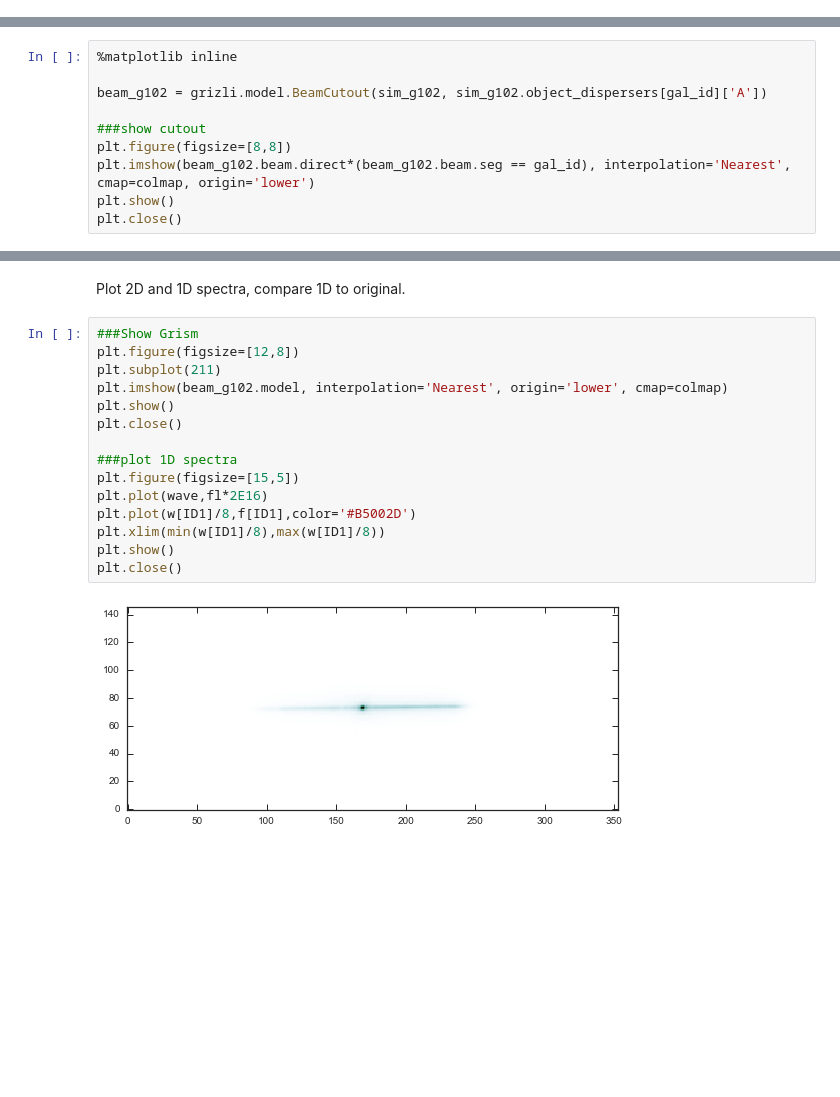
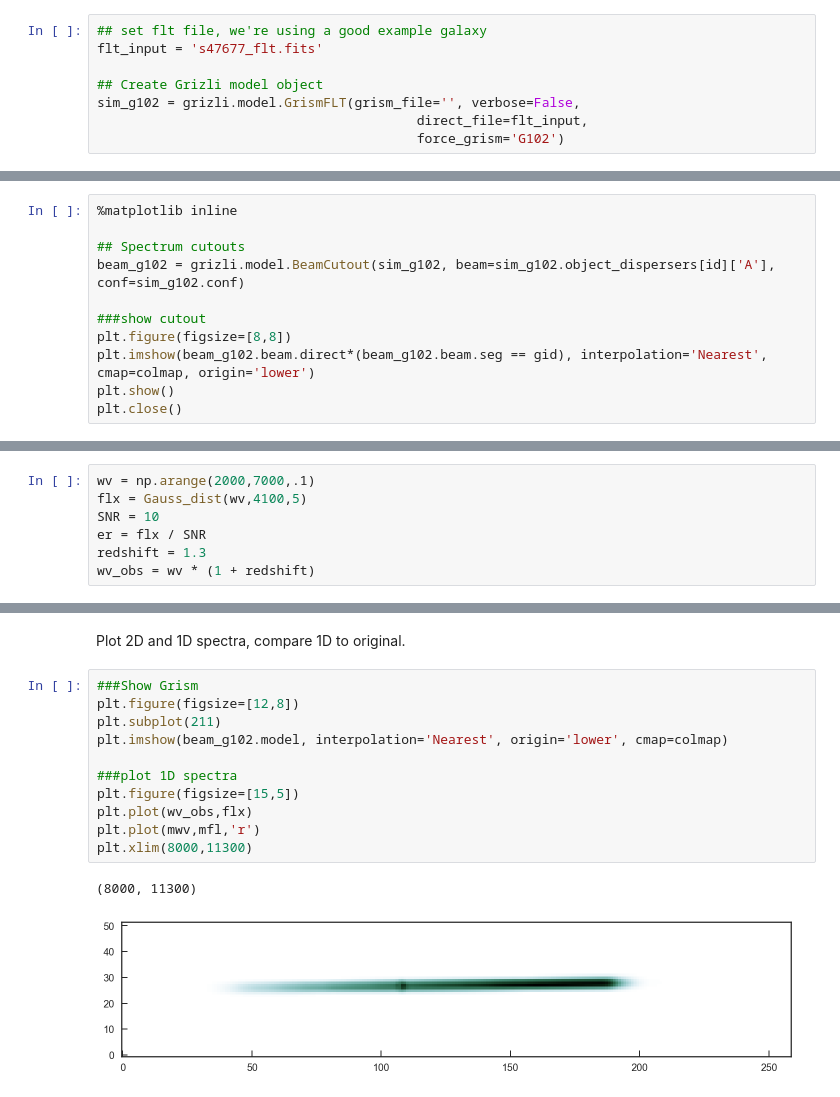
Before and after one commit to Vince-ec/grizli_sim_tutorial, a Jupyter notebook: Grizli_mosaic_tutorial.ipynb, the cells around one changed output, grey strips where cells are left out. Saved outputs shown, nothing was run; the diff lists cells and outputs as text; blank space fills up the shorter version.

```diff
--- a/Grizli_mosaic_tutorial.ipynb
+++ b/Grizli_mosaic_tutorial.ipynb
@@ -56,2 +24,10 @@ Using default C-based coordinate transformation...
+# %%
+## set flt file, we're using a good example galaxy
+flt_input = 's47677_flt.fits'
+
+## Create Grizli model object
+sim_g102 = grizli.model.GrismFLT(grism_file='', verbose=False,
+                                         direct_file=flt_input,
+                                         force_grism='G102')
 # %% [markdown]
 Read in the main catalog, then use blot_catalog to create flt catalog.
@@ -77,11 +61,12 @@ Get cutout
 # %%
 %matplotlib inline
 
-beam_g102 = grizli.model.BeamCutout(sim_g102, sim_g102.object_dispersers[gal_id]['A'])
+## Spectrum cutouts
+beam_g102 = grizli.model.BeamCutout(sim_g102, beam=sim_g102.object_dispersers[id]['A'], conf=sim_g102.conf)
 
 ###show cutout
 plt.figure(figsize=[8,8])
-plt.imshow(beam_g102.beam.direct*(beam_g102.beam.seg == gal_id), interpolation='Nearest', cmap=colmap, origin='lower')
+plt.imshow(beam_g102.beam.direct*(beam_g102.beam.seg == gid), interpolation='Nearest', cmap=colmap, origin='lower')
 plt.show()
 plt.close()
 # %% [output]
@@ -89,3 +76,10 @@ plt.close()
+# %%
+wv = np.arange(2000,7000,.1)
+flx = Gauss_dist(wv,4100,5)
+SNR = 10
+er = flx / SNR
+redshift = 1.3
+wv_obs = wv * (1 + redshift)
 # %% [markdown]
 Create simluted grism
 # %%
@@ -127,17 +128,14 @@ Plot 2D and 1D spectra, compare 1D to original.
 # %%
 ###Show Grism
 plt.figure(figsize=[12,8])
 plt.subplot(211)
 plt.imshow(beam_g102.model, interpolation='Nearest', origin='lower', cmap=colmap)
-plt.show()
-plt.close()
 
 ###plot 1D spectra
 plt.figure(figsize=[15,5])
-plt.plot(wave,fl*2E16)
-plt.plot(w[ID1]/8,f[ID1],color='#B5002D')
-plt.xlim(min(w[ID1]/8),max(w[ID1]/8))
-plt.show()
-plt.close()
+plt.plot(wv_obs,flx)
+plt.plot(mwv,mfl,'r')
+plt.xlim(8000,11300)
 # %% [output]
+(8000, 11300)
-[figure, old version]
+[figure, new version]
```
Also changed, not shown: parts of 21 cells of this notebook.
